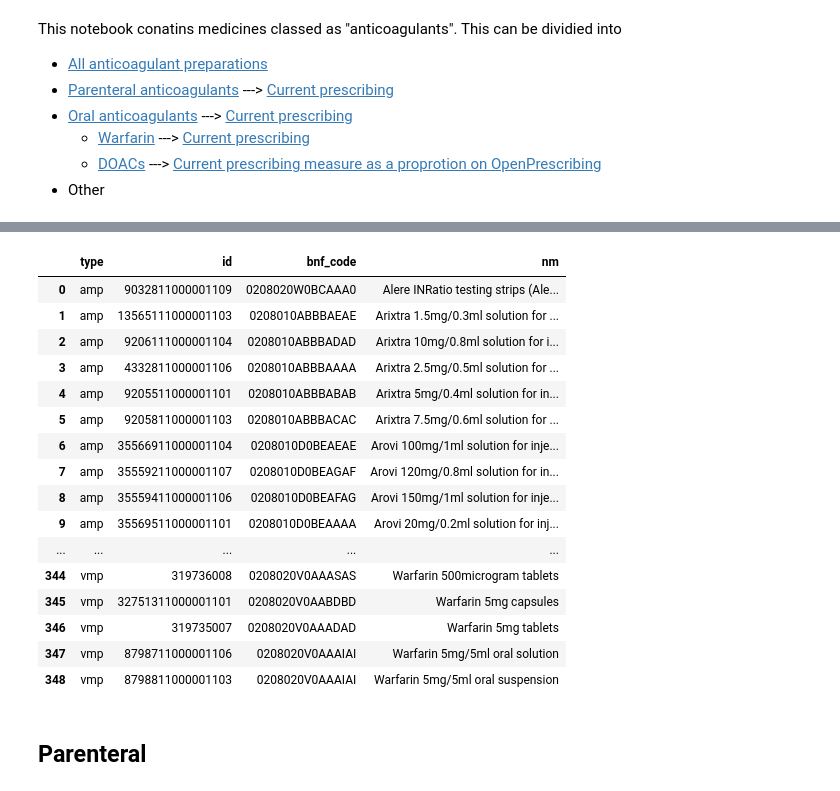
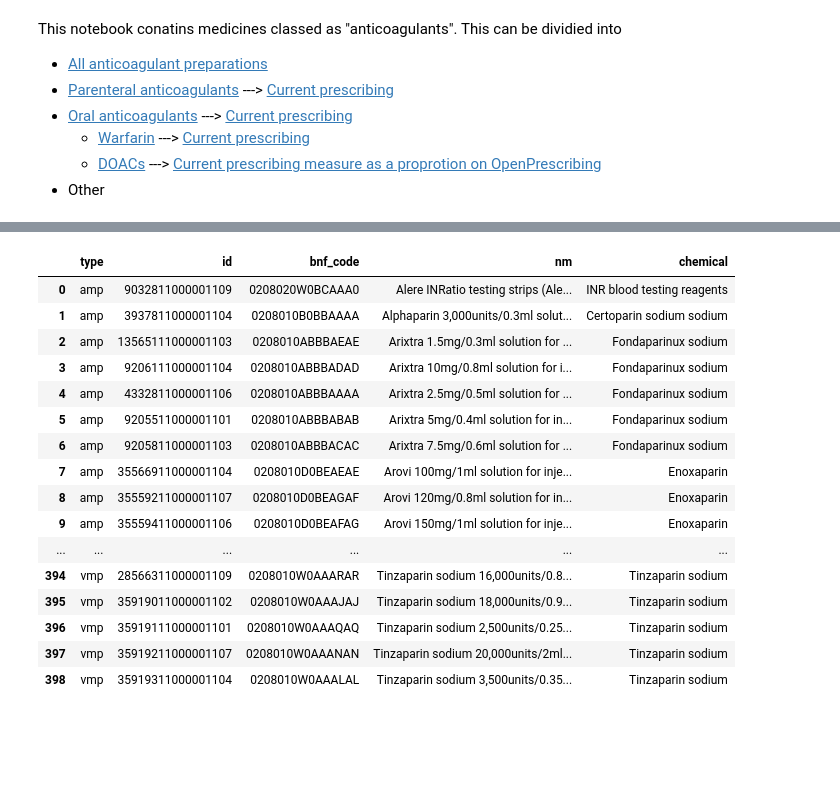
Before and after one commit to ebmdatalab/anticoagulant-covid-codelist-notebook, a Jupyter notebook: notebooks/anticoagulants.ipynb, the cells around one changed output, grey strips where cells are left out. Drawn from its saved outputs; the diff is of its cells as text; code cells hidden in the pictures; blank space fills up the shorter version.

Commit message:
Adding chemical name

```diff
--- a/notebooks/anticoagulants.ipynb
+++ b/notebooks/anticoagulants.ipynb
@@ -17,42 +24,42 @@ import pandas as pd
 # %%
 sql = '''WITH bnf_codes AS (
-  SELECT bnf_code FROM hscic.presentation WHERE
-bnf_code LIKE '0208%'  #BNF section anticoagulants
+  SELECT bnf_code, chemical FROM hscic.presentation p
+  LEFT JOIN (SELECT DISTINCT chemical, chemical_code FROM `ebmdatalab.hscic.bnf`) bnf ON SUBSTR(p.bnf_code,1,9)=bnf.chemical_code
+  WHERE
+  bnf_code LIKE '0208%'  #BNF section anticoagulants
 )
 
-SELECT "vmp" AS type, id, bnf_code, nm
-FROM dmd.vmp
-WHERE bnf_code IN (SELECT * FROM bnf_codes)
+SELECT "vmp" AS type, id, v.bnf_code, nm, b.chemical
+FROM dmd.vmp v
+INNER JOIN bnf_codes b ON v.bnf_code=b.bnf_code
 
 UNION ALL
 
-SELECT "amp" AS type, id, bnf_code, descr
-FROM dmd.amp
-WHERE bnf_code IN (SELECT * FROM bnf_codes)
+SELECT "amp" AS type, id, a.bnf_code, descr, b.chemical
+FROM dmd.amp a
+INNER JOIN bnf_codes b ON a.bnf_code=b.bnf_code
 
 ORDER BY type, nm, bnf_code, id'''
 
 complete_anticoagulant_codelist = bq.cached_read(sql, csv_path=os.path.join('..','data','complete_anticoagulant_codelist.csv'))
 pd.set_option('display.max_rows', None)
 pd.set_option('display.max_colwidth', None)
 complete_anticoagulant_codelist
 # %% [output]
-|  | type | id | bnf_code | nm |
-| 0 | amp | 9032811000001109 | 0208020W0BCAAA0 | Alere INRatio testing strips (Ale... |
-| 1 | amp | 13565111000001103 | 0208010ABBBAEAE | Arixtra 1.5mg/0.3ml solution for ... |
-| 2 | amp | 9206111000001104 | 0208010ABBBADAD | Arixtra 10mg/0.8ml solution for i... |
-| 3 | amp | 4332811000001106 | 0208010ABBBAAAA | Arixtra 2.5mg/0.5ml solution for ... |
-| 4 | amp | 9205511000001101 | 0208010ABBBABAB | Arixtra 5mg/0.4ml solution for in... |
-| 5 | amp | 9205811000001103 | 0208010ABBBACAC | Arixtra 7.5mg/0.6ml solution for ... |
-| 6 | amp | 35566911000001104 | 0208010D0BEAEAE | Arovi 100mg/1ml solution for inje... |
-| 7 | amp | 35559211000001107 | 0208010D0BEAGAF | Arovi 120mg/0.8ml solution for in... |
-| 8 | amp | 35559411000001106 | 0208010D0BEAFAG | Arovi 150mg/1ml solution for inje... |
-| 9 | amp | 35569511000001101 | 0208010D0BEAAAA | Arovi 20mg/0.2ml solution for inj... |
-| ... | ... | ... | ... | ... |
-| 344 | vmp | 319736008 | 0208020V0AAASAS | Warfarin 500microgram tablets |
-| 345 | vmp | 32751311000001101 | 0208020V0AABDBD | Warfarin 5mg capsules |
-| 346 | vmp | 319735007 | 0208020V0AAADAD | Warfarin 5mg tablets |
-| 347 | vmp | 8798711000001106 | 0208020V0AAAIAI | Warfarin 5mg/5ml oral solution |
-| 348 | vmp | 8798811000001103 | 0208020V0AAAIAI | Warfarin 5mg/5ml oral suspension |
+|  | type | id | bnf_code | nm | chemical |
+| 0 | amp | 9032811000001109 | 0208020W0BCAAA0 | Alere INRatio testing strips (Ale... | INR blood testing reagents |
+| 1 | amp | 3937811000001104 | 0208010B0BBAAAA | Alphaparin 3,000units/0.3ml solut... | Certoparin sodium sodium |
+| 2 | amp | 13565111000001103 | 0208010ABBBAEAE | Arixtra 1.5mg/0.3ml solution for ... | Fondaparinux sodium |
+| 3 | amp | 9206111000001104 | 0208010ABBBADAD | Arixtra 10mg/0.8ml solution for i... | Fondaparinux sodium |
+| 4 | amp | 4332811000001106 | 0208010ABBBAAAA | Arixtra 2.5mg/0.5ml solution for ... | Fondaparinux sodium |
+| 5 | amp | 9205511000001101 | 0208010ABBBABAB | Arixtra 5mg/0.4ml solution for in... | Fondaparinux sodium |
+| 6 | amp | 9205811000001103 | 0208010ABBBACAC | Arixtra 7.5mg/0.6ml solution for ... | Fondaparinux sodium |
+| 7 | amp | 35566911000001104 | 0208010D0BEAEAE | Arovi 100mg/1ml solution for inje... | Enoxaparin |
+| 8 | amp | 35559211000001107 | 0208010D0BEAGAF | Arovi 120mg/0.8ml solution for in... | Enoxaparin |
+| 9 | amp | 35559411000001106 | 0208010D0BEAFAG | Arovi 150mg/1ml solution for inje... | Enoxaparin |
+| ... | ... | ... | ... | ... | ... |
+| 394 | vmp | 28566311000001109 | 0208010W0AAARAR | Tinzaparin sodium 16,000units/0.8... | Tinzaparin sodium |
+| 395 | vmp | 35919011000001102 | 0208010W0AAAJAJ | Tinzaparin sodium 18,000units/0.9... | Tinzaparin sodium |
+| 396 | vmp | 35919111000001101 | 0208010W0AAAQAQ | Tinzaparin sodium 2,500units/0.25... | Tinzaparin sodium |
+| 397 | vmp | 35919211000001107 | 0208010W0AAANAN | Tinzaparin sodium 20,000units/2ml... | Tinzaparin sodium |
+| 398 | vmp | 35919311000001104 | 0208010W0AAALAL | Tinzaparin sodium 3,500units/0.35... | Tinzaparin sodium |
-# %% [markdown]
-## Parenteral  <a id='inj'></a>
```
Also changed, not shown: parts of 15 cells of this notebook, 5 other files.
